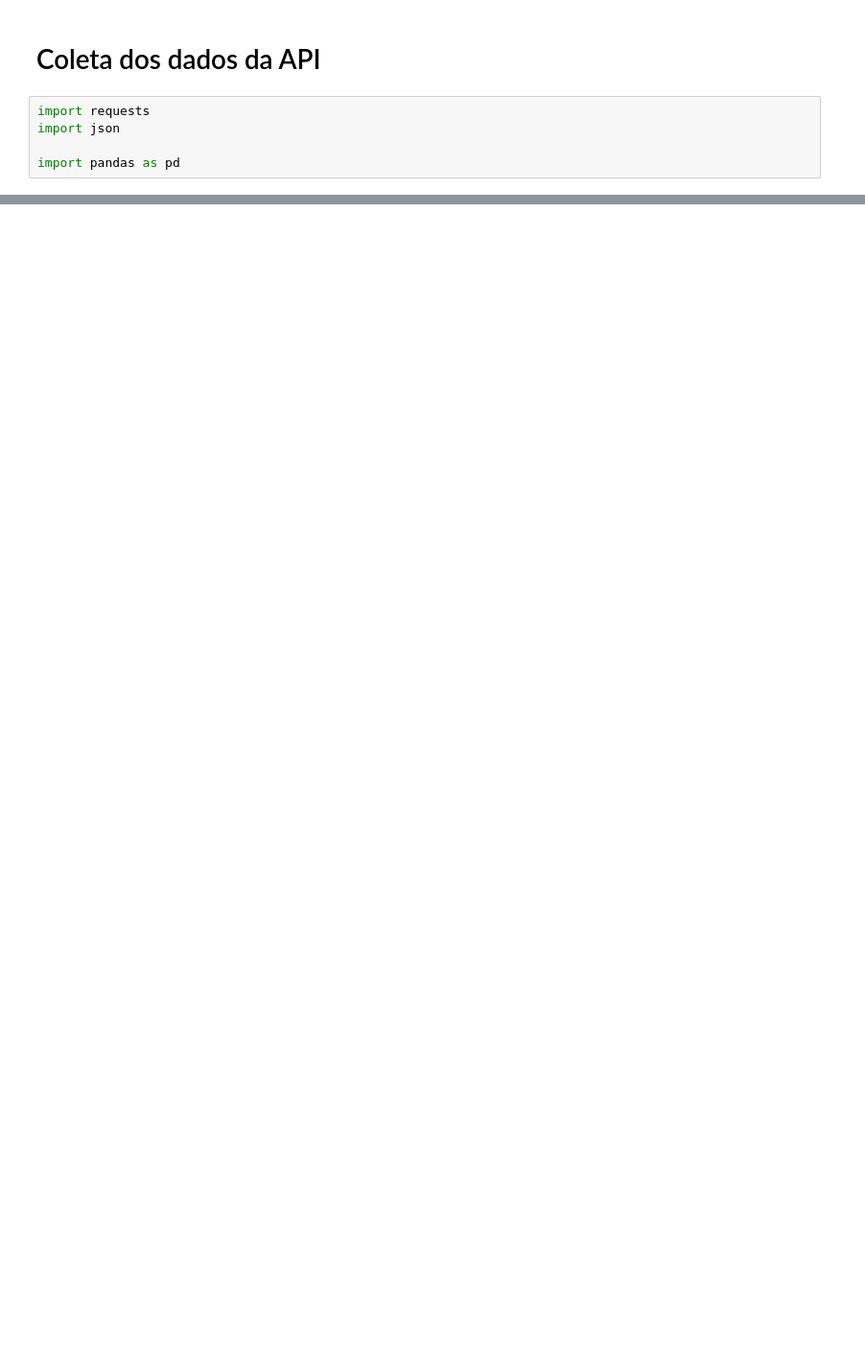
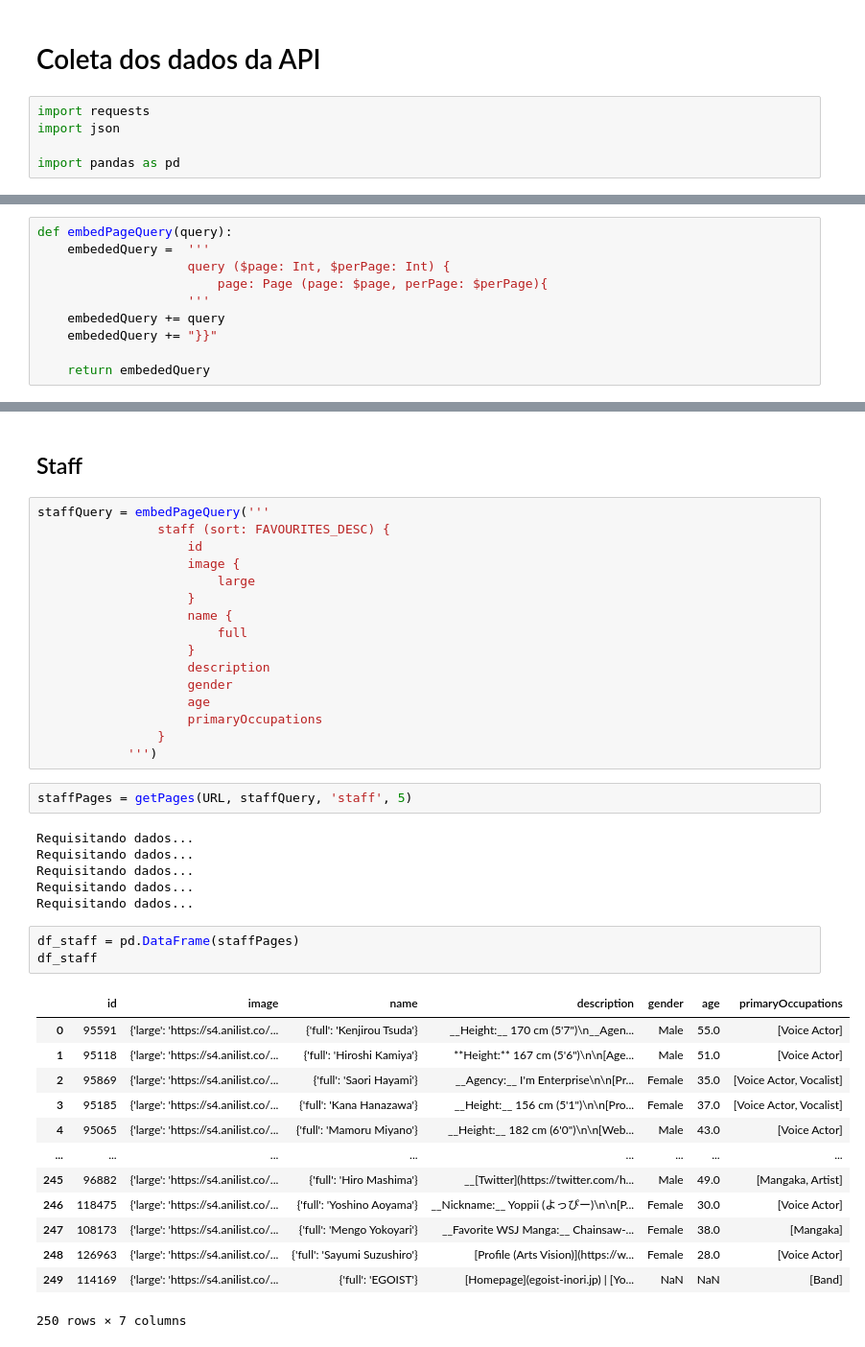
Before and after one commit to E-rhari/AniLista, a Jupyter notebook: requestApi.ipynb, the cells around one changed output, grey strips where cells are left out. Shown at 96% size. Drawn from its saved outputs; the diff is of its cells as text; blank space fills up the shorter version.

```diff
--- a/requestApi.ipynb
+++ b/requestApi.ipynb
@@ -103 +42,11 @@ def getPages(url, query, pageAmount=1, perPage=50):
     return pages
+# %%
+def embedPageQuery(query):
+    embededQuery =  '''
+                    query ($page: Int, $perPage: Int) {
+                        page: Page (page: $page, perPage: $perPage){
+                    '''
+    embededQuery += query
+    embededQuery += "}}"
+
+    return embededQuery
@@ -152,0 +177,43 @@ df
+# %% [markdown]
+## Staff
+# %%
+staffQuery = embedPageQuery('''
+                staff (sort: FAVOURITES_DESC) {
+                    id
+                    image {
+                        large
+                    }
+                    name {
+                        full
+                    }
+                    description
+                    gender
+                    age
+                    primaryOccupations
+                }
+            ''')
+# %%
+staffPages = getPages(URL, staffQuery, 'staff', 5)
+# %% [output]
+Requisitando dados...
+Requisitando dados...
+Requisitando dados...
+Requisitando dados...
+Requisitando dados...
+# %%
+df_staff = pd.DataFrame(staffPages)
+df_staff
+# %% [output]
+|  | id | image | name | description | gender | age | primaryOccupations |
+| 0 | 95591 | {'large': 'https://s4.anilist.co/... | {'full': 'Kenjirou Tsuda'} | __Height:__ 170 cm (5'7")\n__Agen... | Male | 55.0 | [Voice Actor] |
+| 1 | 95118 | {'large': 'https://s4.anilist.co/... | {'full': 'Hiroshi Kamiya'} | **Height:** 167 cm (5'6")\n\n[Age... | Male | 51.0 | [Voice Actor] |
+| 2 | 95869 | {'large': 'https://s4.anilist.co/... | {'full': 'Saori Hayami'} | __Agency:__ I'm Enterprise\n\n[Pr... | Female | 35.0 | [Voice Actor, Vocalist] |
+| 3 | 95185 | {'large': 'https://s4.anilist.co/... | {'full': 'Kana Hanazawa'} | __Height:__ 156 cm (5'1")\n\n[Pro... | Female | 37.0 | [Voice Actor, Vocalist] |
+| 4 | 95065 | {'large': 'https://s4.anilist.co/... | {'full': 'Mamoru Miyano'} | __Height:__ 182 cm (6'0")\n\n[Web... | Male | 43.0 | [Voice Actor] |
+| ... | ... | ... | ... | ... | ... | ... | ... |
+| 245 | 96882 | {'large': 'https://s4.anilist.co/... | {'full': 'Hiro Mashima'} | __[Twitter](https://twitter.com/h... | Male | 49.0 | [Mangaka, Artist] |
+| 246 | 118475 | {'large': 'https://s4.anilist.co/... | {'full': 'Yoshino Aoyama'} | __Nickname:__ Yoppii (よっぴー)\n\n[P... | Female | 30.0 | [Voice Actor] |
+| 247 | 108173 | {'large': 'https://s4.anilist.co/... | {'full': 'Mengo Yokoyari'} | __Favorite WSJ Manga:__ Chainsaw-... | Female | 38.0 | [Mangaka] |
+| 248 | 126963 | {'large': 'https://s4.anilist.co/... | {'full': 'Sayumi Suzushiro'} | [Profile (Arts Vision)](https://w... | Female | 28.0 | [Voice Actor] |
+| 249 | 114169 | {'large': 'https://s4.anilist.co/... | {'full': 'EGOIST'} | [Homepage](egoist-inori.jp) | [Yo... | NaN | NaN | [Band] |
+250 rows × 7 columns
```
Also changed, not shown: parts of 22 cells of this notebook.
